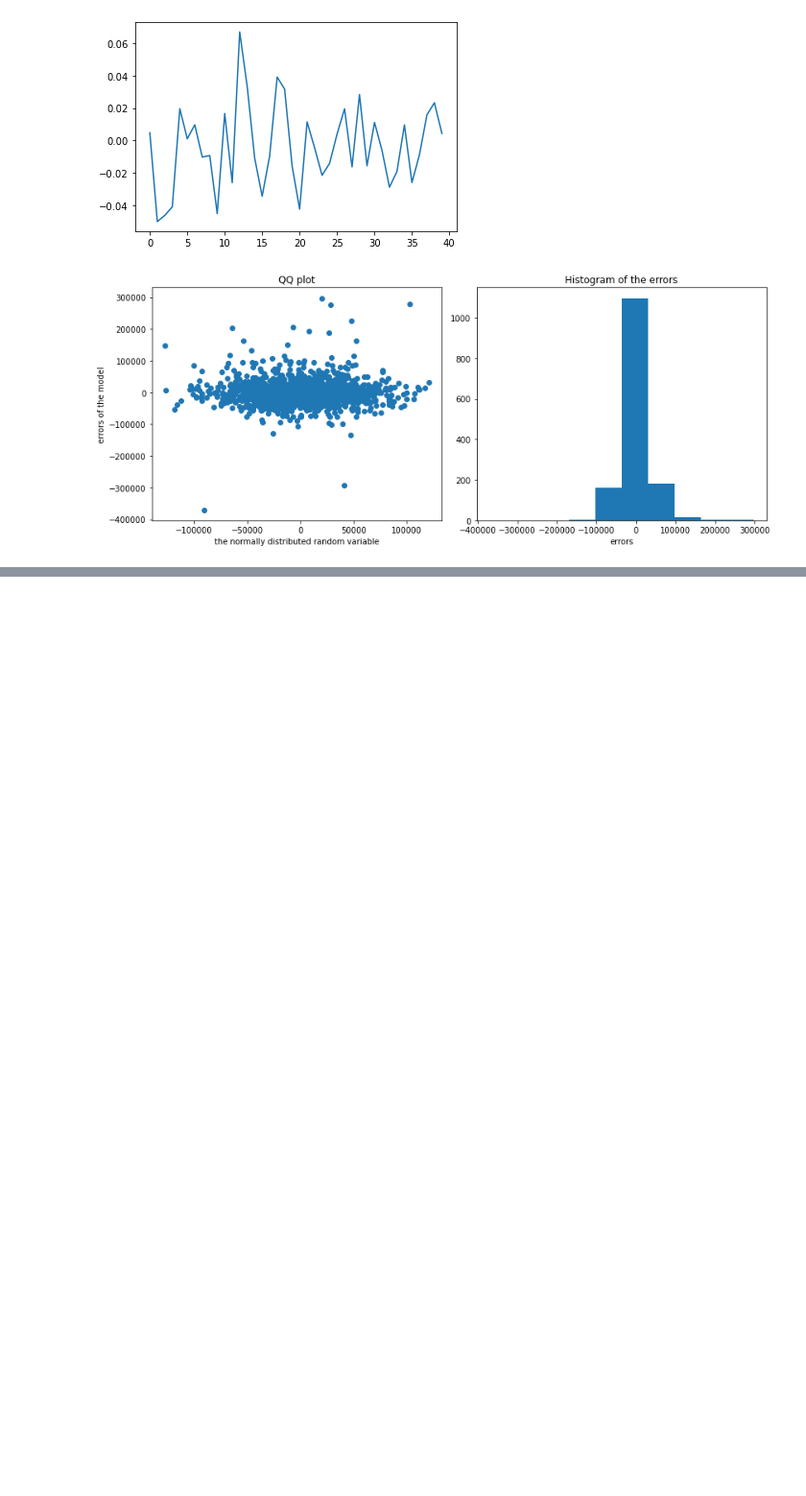
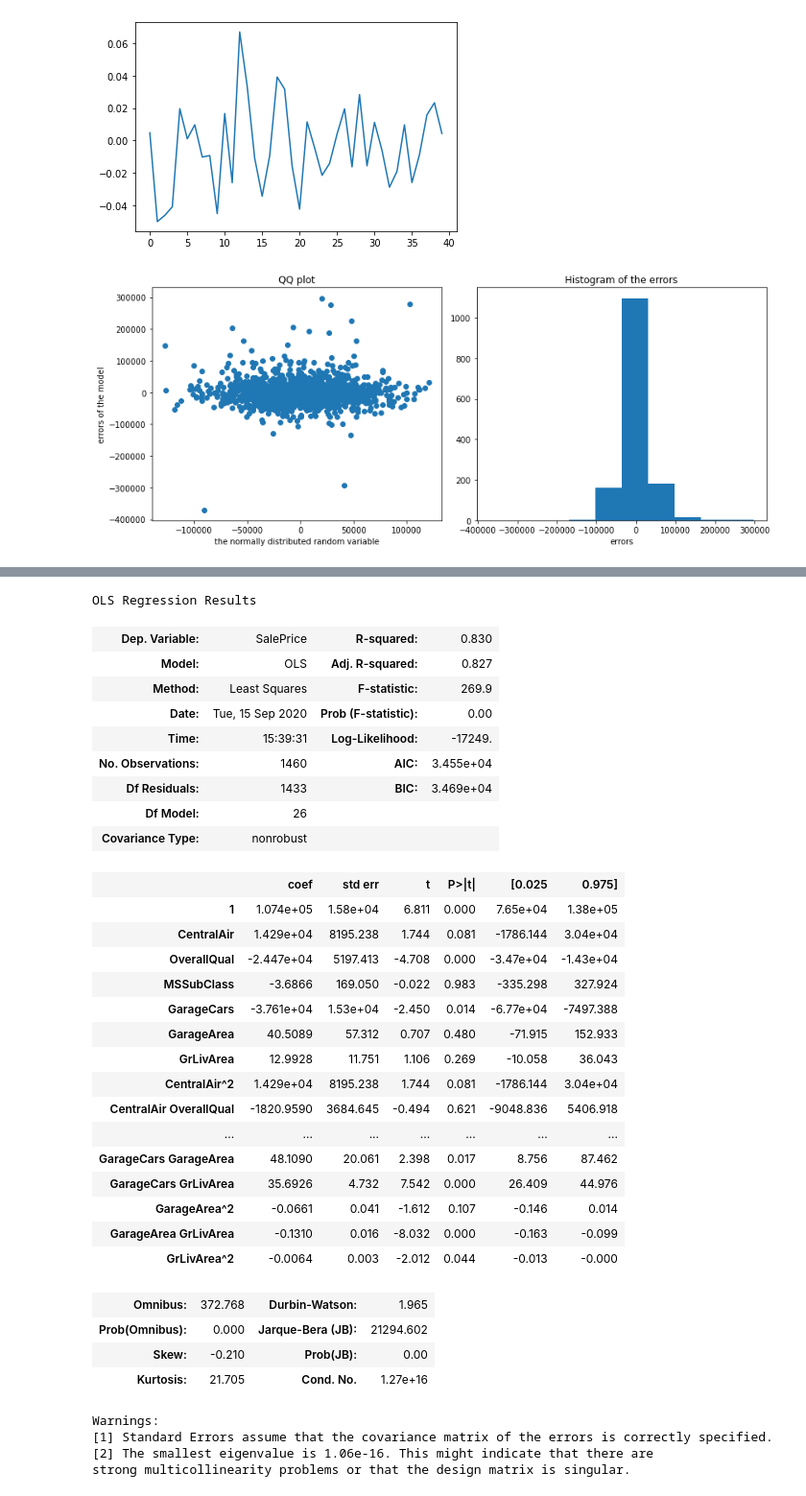
Before and after one commit to FurkanSrtc/DataScience, a Jupyter notebook: Assignments for Regression_Problems/A_02_simple_linear_regression_models.ipynb, the cells around one changed output, grey strips where cells are left out. Shown: that part at 96% size. Cells and saved outputs as stored; diff of their text form; code cells hidden in the pictures; blank space fills up the shorter version.

```diff
--- a/Assignments for Regression_Problems/A_02_simple_linear_regression_models.ipynb
+++ b/Assignments for Regression_Problems/A_02_simple_linear_regression_models.ipynb
@@ -350,0 +397,10 @@ plt.show()
+# %%
+
+X = df[['CentralAir',"OverallQual","MSSubClass","GarageCars","GarageArea","GrLivArea"]]
+
+
+X = sm.add_constant(X)
+results = sm.OLS(Y, X).fit()
+
+# We print the summary results
+display(results.summary())
@@ -350,0 +434,6 @@ plt.show()
+# %%
+from sklearn.preprocessing import PolynomialFeatures
+
+X = df[['CentralAir',"OverallQual","MSSubClass","GarageCars","GarageArea","GrLivArea"]]
+pm=PolynomialFeatures()
+pm.fit(X)
@@ -350,0 +446,2 @@ plt.show()
+# %%
+x_pol=pm.transform(X)
@@ -350,0 +468,42 @@ plt.show()
+# %%
+x_pol_df=pd.DataFrame(x_pol,columns=pm.get_feature_names(X.columns))
+# %%
+results = sm.OLS(Y, x_pol_df).fit()
+
+# We print the summary results
+display(results.summary())
+# %% [output]
+OLS Regression Results
+| Dep. Variable: | SalePrice | R-squared: | 0.830 |
+| Model: | OLS | Adj. R-squared: | 0.827 |
+| Method: | Least Squares | F-statistic: | 269.9 |
+| Date: | Tue, 15 Sep 2020 | Prob (F-statistic): | 0.00 |
+| Time: | 15:39:31 | Log-Likelihood: | -17249. |
+| No. Observations: | 1460 | AIC: | 3.455e+04 |
+| Df Residuals: | 1433 | BIC: | 3.469e+04 |
+| Df Model: | 26 |  |  |
+| Covariance Type: | nonrobust |  |  |
+|  | coef | std err | t | P>|t| | [0.025 | 0.975] |
+| 1 | 1.074e+05 | 1.58e+04 | 6.811 | 0.000 | 7.65e+04 | 1.38e+05 |
+| CentralAir | 1.429e+04 | 8195.238 | 1.744 | 0.081 | -1786.144 | 3.04e+04 |
+| OverallQual | -2.447e+04 | 5197.413 | -4.708 | 0.000 | -3.47e+04 | -1.43e+04 |
+| MSSubClass | -3.6866 | 169.050 | -0.022 | 0.983 | -335.298 | 327.924 |
+| GarageCars | -3.761e+04 | 1.53e+04 | -2.450 | 0.014 | -6.77e+04 | -7497.388 |
+| GarageArea | 40.5089 | 57.312 | 0.707 | 0.480 | -71.915 | 152.933 |
+| GrLivArea | 12.9928 | 11.751 | 1.106 | 0.269 | -10.058 | 36.043 |
+| CentralAir^2 | 1.429e+04 | 8195.238 | 1.744 | 0.081 | -1786.144 | 3.04e+04 |
+| CentralAir OverallQual | -1820.9590 | 3684.645 | -0.494 | 0.621 | -9048.836 | 5406.918 |
+| ... | ... | ... | ... | ... | ... | ... |
+| GarageCars GarageArea | 48.1090 | 20.061 | 2.398 | 0.017 | 8.756 | 87.462 |
+| GarageCars GrLivArea | 35.6926 | 4.732 | 7.542 | 0.000 | 26.409 | 44.976 |
+| GarageArea^2 | -0.0661 | 0.041 | -1.612 | 0.107 | -0.146 | 0.014 |
+| GarageArea GrLivArea | -0.1310 | 0.016 | -8.032 | 0.000 | -0.163 | -0.099 |
+| GrLivArea^2 | -0.0064 | 0.003 | -2.012 | 0.044 | -0.013 | -0.000 |
+| Omnibus: | 372.768 | Durbin-Watson: | 1.965 |
+| Prob(Omnibus): | 0.000 | Jarque-Bera (JB): | 21294.602 |
+| Skew: | -0.210 | Prob(JB): | 0.00 |
+| Kurtosis: | 21.705 | Cond. No. | 1.27e+16 |
+Warnings:
+[1] Standard Errors assume that the covariance matrix of the errors is correctly specified.
+[2] The smallest eigenvalue is 1.06e-16. This might indicate that there are
+strong multicollinearity problems or that the design matrix is singular.
```
Also changed, not shown: parts of 9 cells of this notebook.
